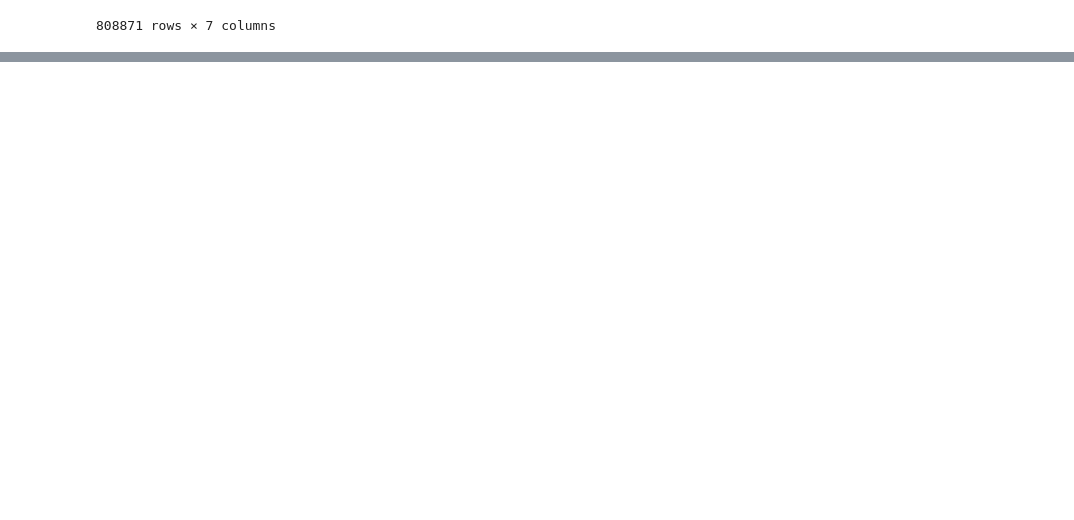
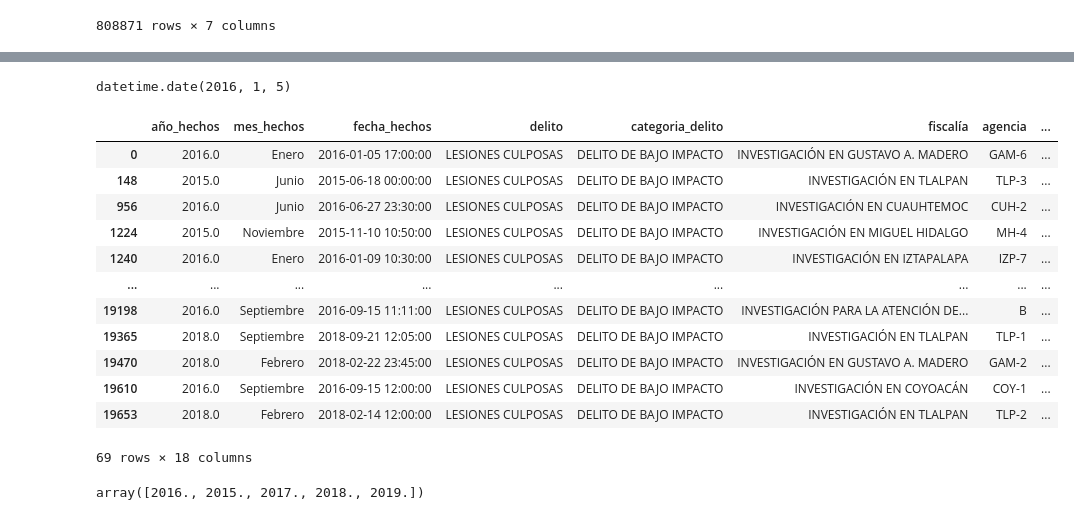
Before and after one commit to JavoJavo/Freq-Patt-Mexico-Crime, a Jupyter notebook: main.ipynb, the cells around one changed output, grey strips where cells are left out. Saved outputs shown, nothing was run; the diff lists cells and outputs as text; code cells hidden in the pictures; blank space fills up the shorter version.

```diff
--- a/main.ipynb
+++ b/main.ipynb
@@ -42,0 +273,28 @@ tiempo, delito, fiscalía, agencia, unidad_investigación, delta_tiempo_ocurrenc
+# %%
+muestra2000.fecha_hechos = pd.to_datetime(muestra2000.fecha_hechos)
+# %%
+mm = muestra2000[muestra2000.delito.isin(['LESIONES CULPOSAS'])]
+# %%
+mm.fecha_hechos[0].date()
+# %% [output]
+datetime.date(2016, 1, 5)
+# %%
+mm
+# %% [output]
+|  | año_hechos | mes_hechos | fecha_hechos | delito | categoria_delito | fiscalía | agencia | ... |
+| 0 | 2016.0 | Enero | 2016-01-05 17:00:00 | LESIONES CULPOSAS | DELITO DE BAJO IMPACTO | INVESTIGACIÓN EN GUSTAVO A. MADERO | GAM-6 | ... |
+| 148 | 2015.0 | Junio | 2015-06-18 00:00:00 | LESIONES CULPOSAS | DELITO DE BAJO IMPACTO | INVESTIGACIÓN EN TLALPAN | TLP-3 | ... |
+| 956 | 2016.0 | Junio | 2016-06-27 23:30:00 | LESIONES CULPOSAS | DELITO DE BAJO IMPACTO | INVESTIGACIÓN EN CUAUHTEMOC | CUH-2 | ... |
+| 1224 | 2015.0 | Noviembre | 2015-11-10 10:50:00 | LESIONES CULPOSAS | DELITO DE BAJO IMPACTO | INVESTIGACIÓN EN MIGUEL HIDALGO | MH-4 | ... |
+| 1240 | 2016.0 | Enero | 2016-01-09 10:30:00 | LESIONES CULPOSAS | DELITO DE BAJO IMPACTO | INVESTIGACIÓN EN IZTAPALAPA | IZP-7 | ... |
+| ... | ... | ... | ... | ... | ... | ... | ... | ... |
+| 19198 | 2016.0 | Septiembre | 2016-09-15 11:11:00 | LESIONES CULPOSAS | DELITO DE BAJO IMPACTO | INVESTIGACIÓN PARA LA ATENCIÓN DE... | B | ... |
+| 19365 | 2018.0 | Septiembre | 2018-09-21 12:05:00 | LESIONES CULPOSAS | DELITO DE BAJO IMPACTO | INVESTIGACIÓN EN TLALPAN | TLP-1 | ... |
+| 19470 | 2018.0 | Febrero | 2018-02-22 23:45:00 | LESIONES CULPOSAS | DELITO DE BAJO IMPACTO | INVESTIGACIÓN EN GUSTAVO A. MADERO | GAM-2 | ... |
+| 19610 | 2016.0 | Septiembre | 2016-09-15 12:00:00 | LESIONES CULPOSAS | DELITO DE BAJO IMPACTO | INVESTIGACIÓN EN COYOACÁN | COY-1 | ... |
+| 19653 | 2018.0 | Febrero | 2018-02-14 12:00:00 | LESIONES CULPOSAS | DELITO DE BAJO IMPACTO | INVESTIGACIÓN EN TLALPAN | TLP-2 | ... |
+69 rows × 18 columns
+# %%
+mm.año_hechos.unique()
+# %% [output]
+array([2016., 2015., 2017., 2018., 2019.])
```
Also changed, not shown: parts of 37 cells of this notebook, 2 other files.
